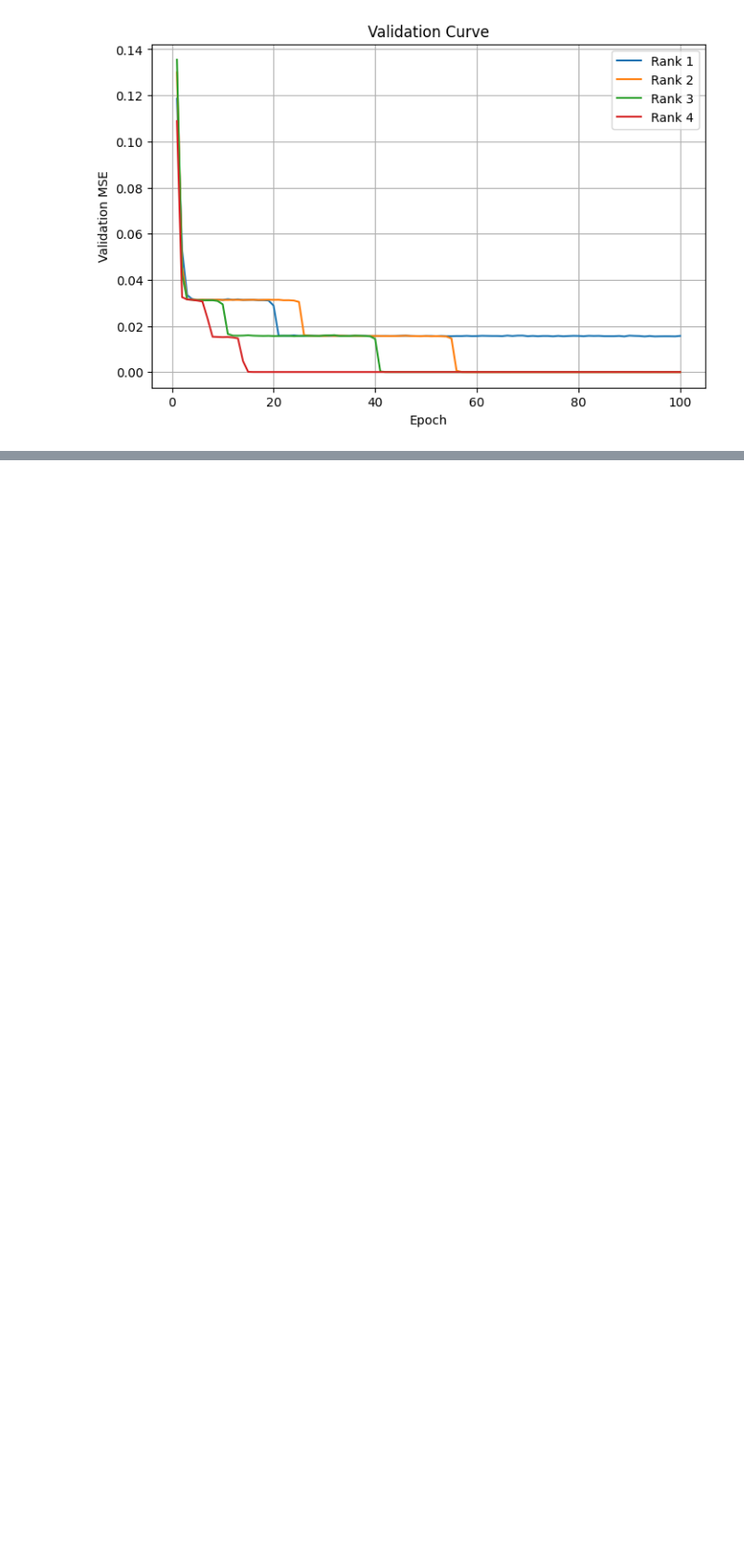
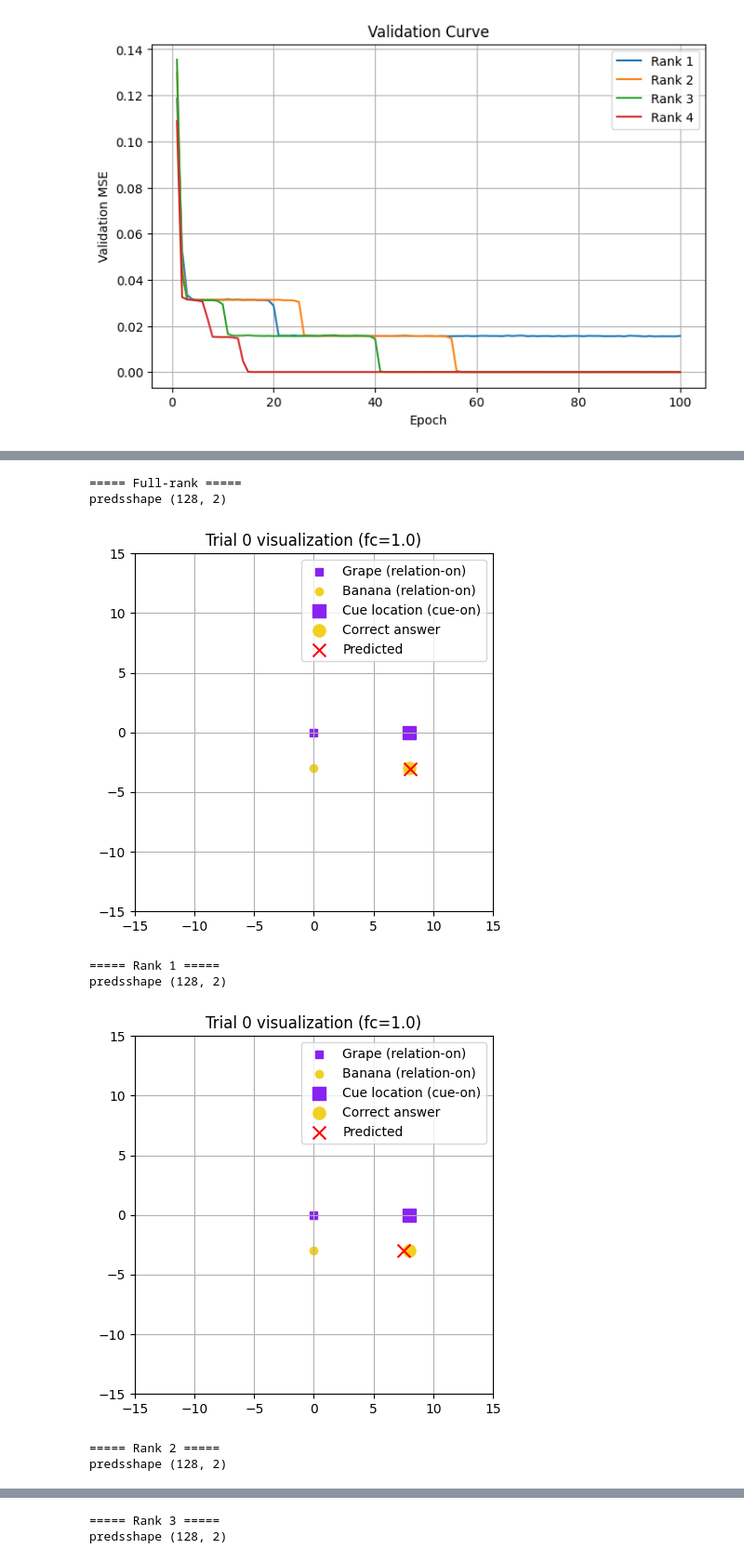
Before and after one commit to hyeonseoy30-stack/Low-rank_RNN_proj, a Jupyter notebook: Untitled20.ipynb, the cells around one changed output, grey strips where cells are left out. Shown at 93% size. Saved outputs shown, nothing was run; the diff lists cells and outputs as text; code cells hidden in the pictures; blank space fills up the shorter version.

```diff
--- a/Untitled20.ipynb
+++ b/Untitled20.ipynb
@@ -705,0 +971,73 @@ plt.show()
+# %%
+# 공통 validation dataset
+train_cfg = SampleConfig(
+    fc_vals=(1,),
+    b_thetas=(0, 90, 180, 270),
+    cue_thetas=(0, 90, 180, 270),
+)
+
+val_ds = RelationalDataset(800, train_cfg)
+
+val_loader = torch.utils.data.DataLoader(
+    val_ds,
+    batch_size=cfg.batch_size,
+    shuffle=False
+)
+
+# 비교할 모델 경로
+model_paths = {
+    "Full-rank": f"models/fullrank_rRNN_{cfg.hidden_size}_alpha{cfg.alpha}.pth",
+    "Rank 1": f"models/lowrank_rRNN_{cfg.hidden_size}_rank1_alpha{cfg.alpha}.pth",
+    "Rank 2": f"models/lowrank_rRNN_{cfg.hidden_size}_rank2_alpha{cfg.alpha}.pth",
+    "Rank 3": f"models/lowrank_rRNN_{cfg.hidden_size}_rank3_alpha{cfg.alpha}.pth",
+    "Rank 4": f"models/lowrank_rRNN_{cfg.hidden_size}_rank4_alpha{cfg.alpha}.pth",
+}
+
+for model_name, save_path in model_paths.items():
+
+    if model_name == "Full-rank":
+        model = FullRankRelationalRNN(
+            input_size=7,
+            hidden_size=cfg.hidden_size,
+            num_layers=cfg.rnn_layers,
+            alpha=cfg.alpha,
+            noise_std=cfg.noise_std
+        )
+
+    else:
+        # Extract rank from model_name (e.g., "Rank 1" -> 1)
+        rank = int(model_name.split()[-1])
+
+        model = RelationalRNN(
+            input_size=7,
+            hidden_size=cfg.hidden_size,
+            num_layers=cfg.rnn_layers,
+            rank=rank,
+            alpha=cfg.alpha,
+            noise_std=cfg.noise_std
+        )
+
+    model.load_state_dict(
+        torch.load(save_path, map_location=device)
+    )
+
+    model.to(device)
+    model.eval()
+
+    print(f"\n===== {model_name} =====")
+
+    plot_example_trial(
+        model,
+        val_loader,
+        train_cfg,
+        trial_index=0
+    )
+# %% [output]
+===== Full-rank =====
+predsshape (128, 2)
+[figure, added]
+===== Rank 1 =====
+predsshape (128, 2)
+[figure, added]
+===== Rank 2 =====
+predsshape (128, 2)
@@ -705,0 +1045,2 @@ plt.show()
+===== Rank 3 =====
+predsshape (128, 2)
```
Also changed, not shown: parts of 12 cells of this notebook.
